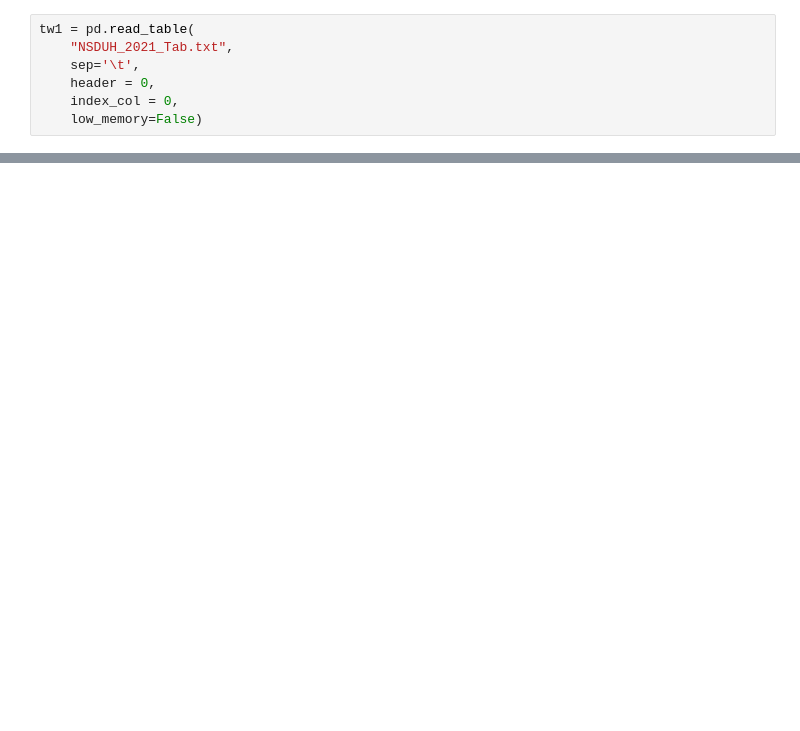
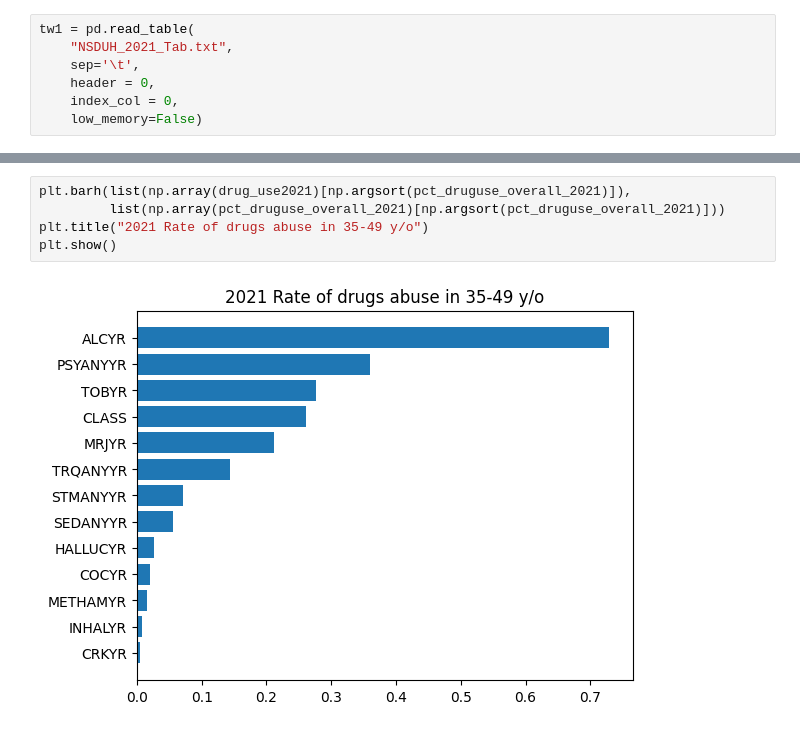
Before and after one commit to HotelTango314/dsa5900, a Jupyter notebook: NSDUH_Explore.ipynb, the cells around one changed output, grey strips where cells are left out. Cells and saved outputs as stored; diff of their text form; blank space fills up the shorter version.

```diff
--- a/NSDUH_Explore.ipynb
+++ b/NSDUH_Explore.ipynb
@@ -43,0 +114,7 @@ tw1.head()
+# %%
+plt.barh(list(np.array(drug_use2021)[np.argsort(pct_druguse_overall_2021)]),
+         list(np.array(pct_druguse_overall_2021)[np.argsort(pct_druguse_overall_2021)]))
+plt.title("2021 Rate of drugs abuse in 35-49 y/o")
+plt.show()
+# %% [output]
+[figure, added]
```
Also changed, not shown: parts of 27 cells of this notebook.
